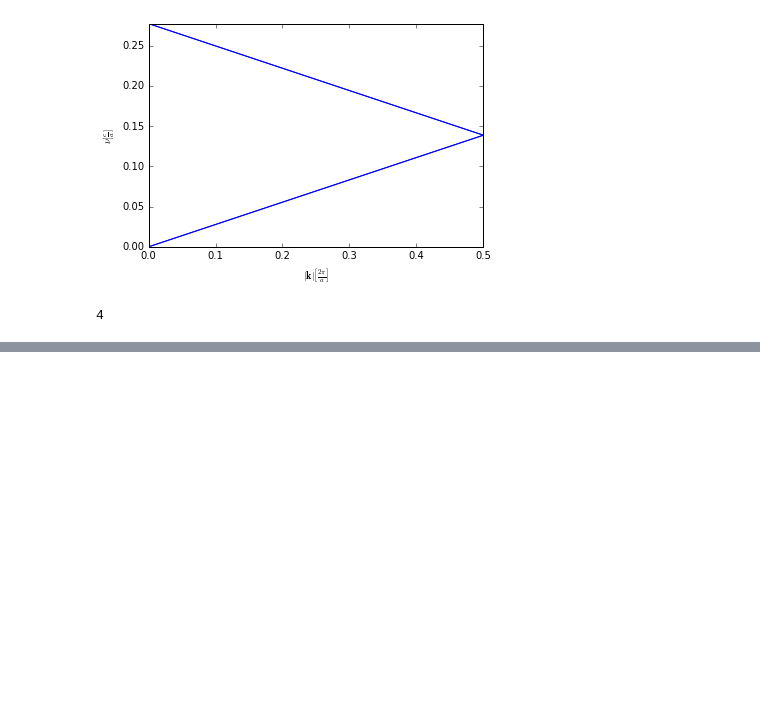
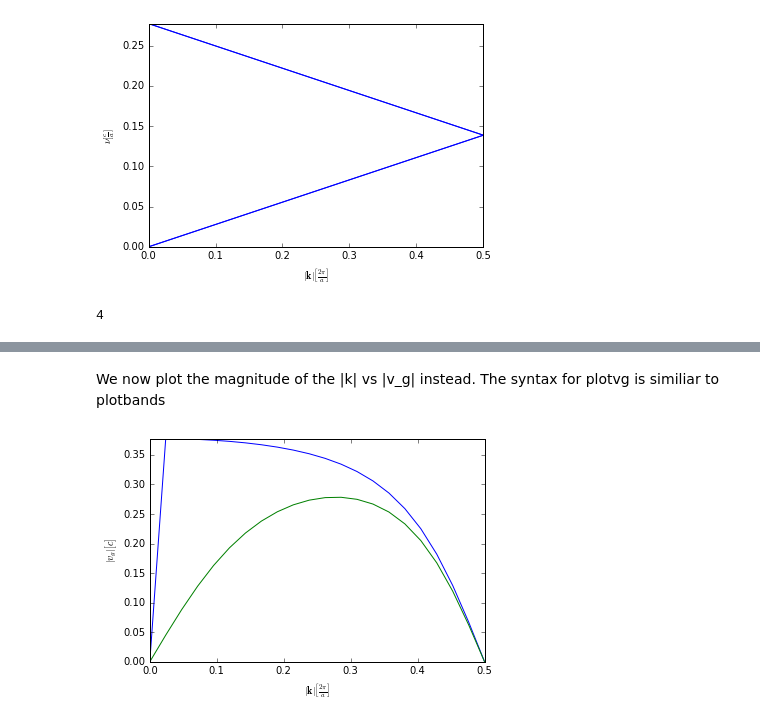
Before and after one commit to NahsiN/MPBParser, a Jupyter notebook: tutorial.ipynb, the cells around one changed output, grey strips where cells are left out. Cells and saved outputs as stored; diff of their text form; code cells hidden in the pictures; blank space fills up the shorter version.

```diff
--- a/tutorial.ipynb
+++ b/tutorial.ipynb
@@ -62,0 +87,6 @@ mpb.numBands
+# %% [markdown]
+We now plot the magnitude of the |k| vs |v_g|  instead. The syntax for plotvg is similiar to plotbands
+# %%
+plotvg(mpb_1D_GaAsAir, bandlist=[0, 2])
+# %% [output]
+[figure, added]
```
Also changed, not shown: parts of 31 cells of this notebook, 4 other files.
